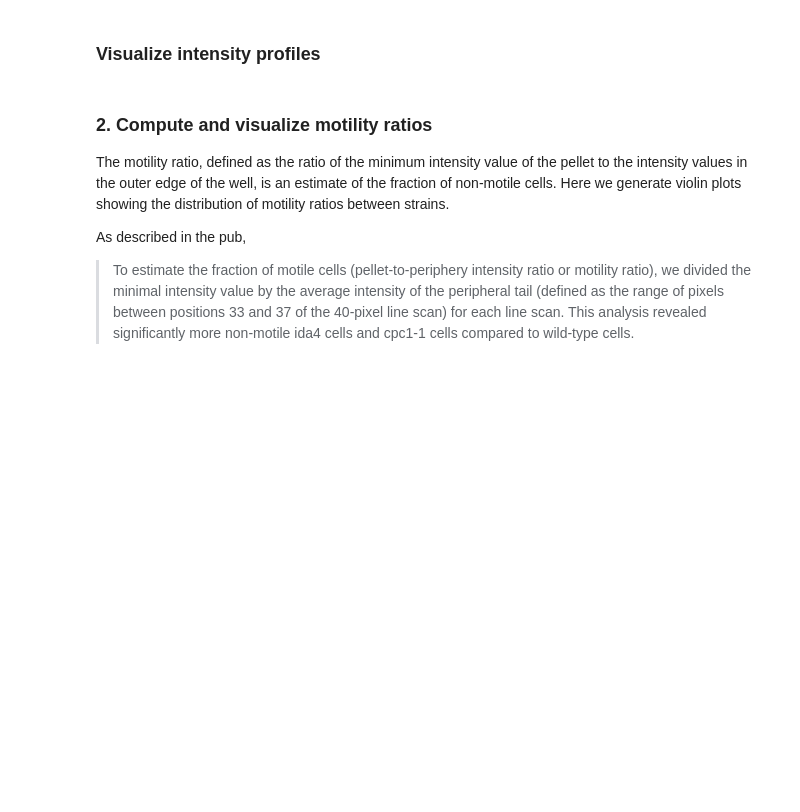
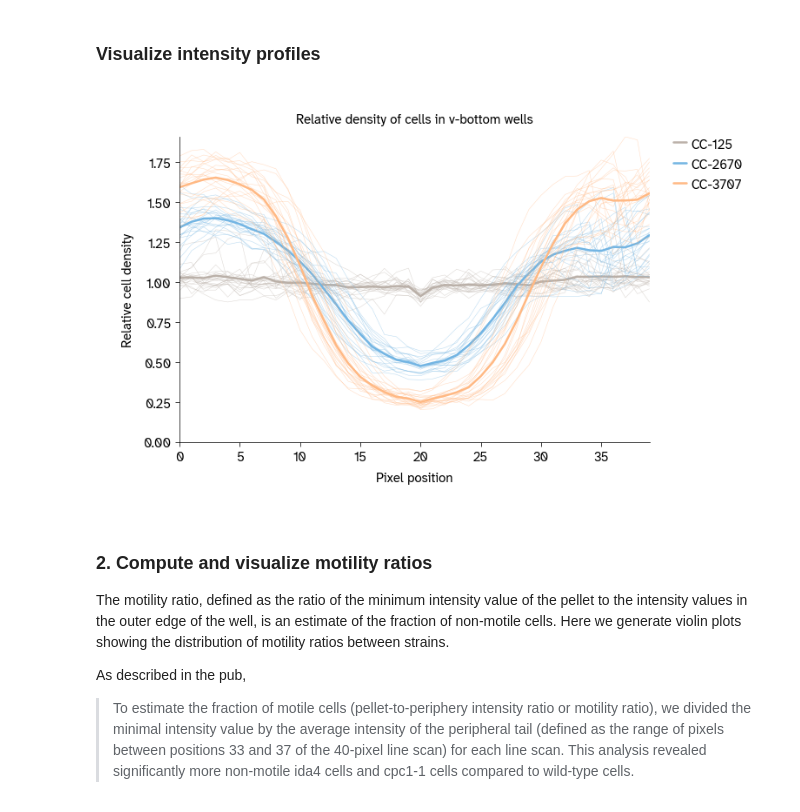
Before and after one commit to Arcadia-Science/2024-chlamy-mutant-motility-pub, a Jupyter notebook: notebooks/1_vbottom-motility-linescan.ipynb, the cells around one changed output. Drawn from its saved outputs; the diff is of its cells as text; code cells hidden in the pictures; blank space fills up the shorter version.

```diff
--- a/notebooks/1_vbottom-motility-linescan.ipynb
+++ b/notebooks/1_vbottom-motility-linescan.ipynb
@@ -121,34 +123,36 @@ colormap = {strain: color for strain, color in zip(strains, colors, strict=True)
 
 # Map intensity profiles to each strain
 intensity_profiles_strain_map = {}
 for strain in strains:
     intensity_profiles_per_strain = np.array(
         [intensity_profiles[i] for i in range(len(intensity_profiles)) if flat_labels[i] == strain]
     )
     intensity_profiles_strain_map[strain] = intensity_profiles_per_strain
 
 # Plot the intensity profiles of each strain
 fig, ax = plt.subplots(layout="constrained", figsize=(10, 6))
 for strain, intensity_profiles_per_strain in intensity_profiles_strain_map.items():
     # Plot each intensity profile as semi-transparent
     for intensity_profile in intensity_profiles_per_strain:
         ax.plot(intensity_profile, color=colormap[strain], lw=0.5, alpha=0.5)
 
     # Average intensity profile more bold
     average_intensity_profile = np.mean(intensity_profiles_per_strain, axis=0)
     ax.plot(average_intensity_profile, color=colormap[strain], lw=2.5, label=f"{strain}")
 
 # Aesthetics
 ax.set_title("Relative density of cells in v-bottom wells")
 ax.set_xlabel("Pixel position")
 ax.set_ylabel("Relative cell density")
 ax.legend(loc="upper left", bbox_to_anchor=(1.05, 1))
 ax.set_xlim(0, scan_length - 1)
 ax.set_ylim(0, np.max(intensity_profiles))
 
 # Save figure
 savefig_filepath = "../results/figure-3B.pdf"
-apc.mpl.save_figure(savefig_filepath)
+plt.savefig(savefig_filepath)
+# %% [output]
+[figure, added]
 # %% [markdown]
 ### 2. Compute and visualize motility ratios
 
```
Also changed, not shown: parts of 8 cells of this notebook.
